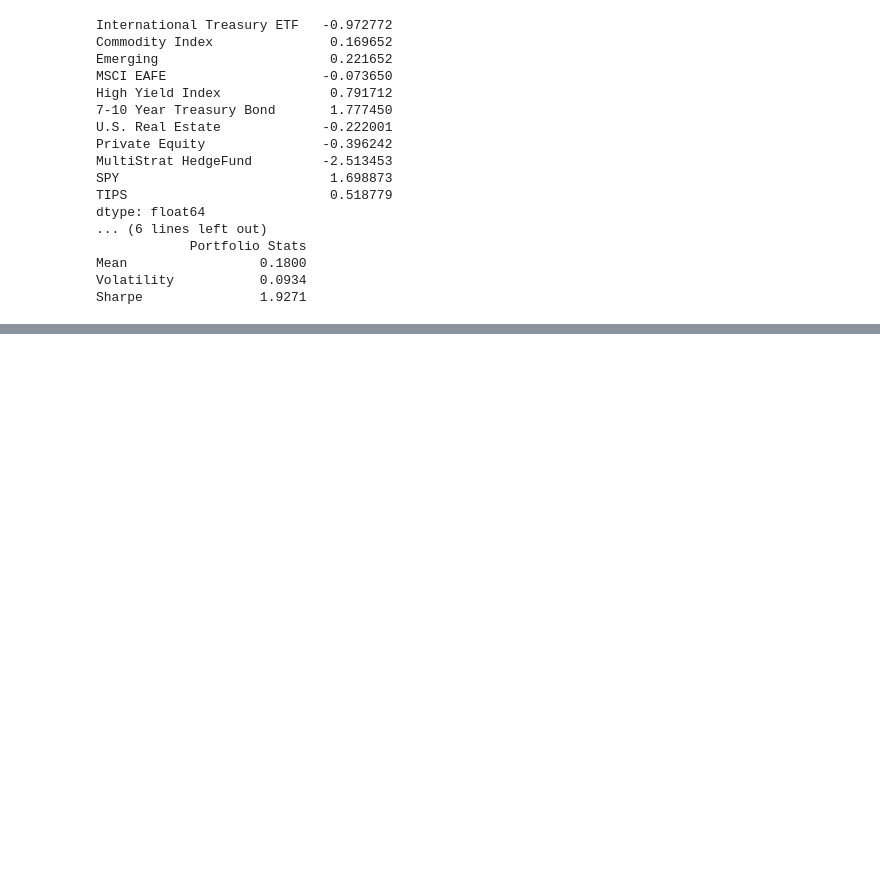
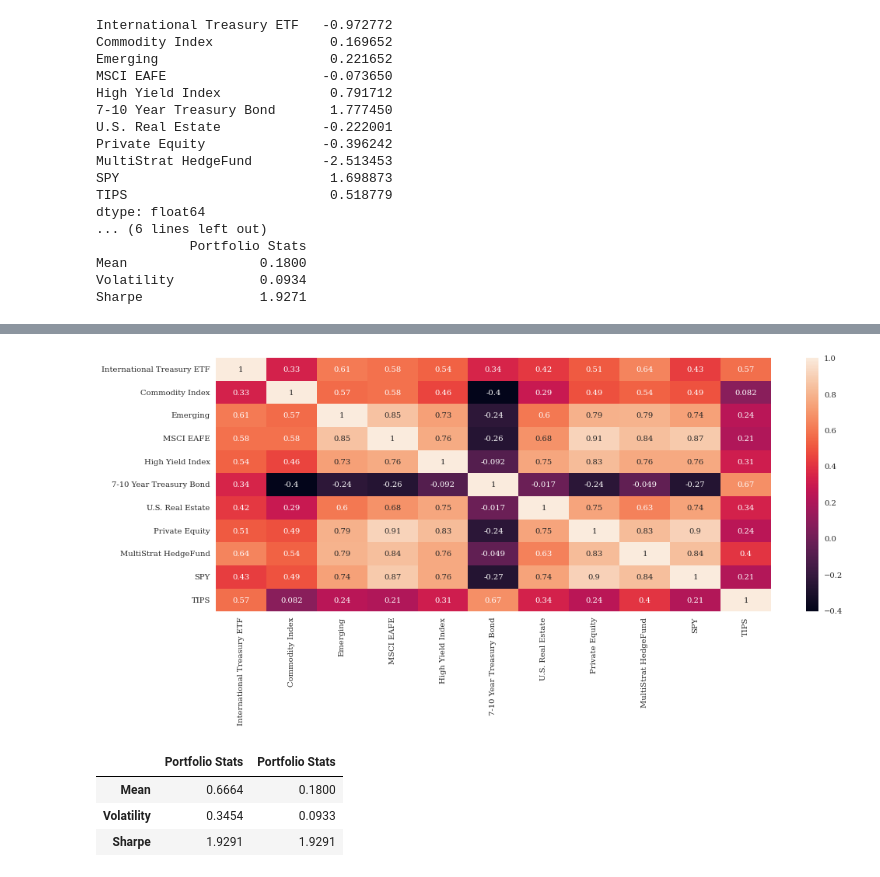
Before and after one commit to dcstein22/portfolio_theory, a Jupyter notebook: Homework_1.ipynb, the cells around one changed output, grey strips where cells are left out. Cells and saved outputs as stored; diff of their text form; code cells hidden in the pictures; blank space fills up the shorter version.

```diff
--- a/Homework_1.ipynb
+++ b/Homework_1.ipynb
@@ -514,0 +583,6 @@ Sharpe               1.9271
+# %%
+def correlation(df):
+    cor_mat = df.corr()
+    plt.figure(figsize = (16,6))
+    cor_mat[corr_mat == 1] = None
+    sns.heatmap(cor_mat,annot = True)
@@ -514,0 +613,14 @@ Sharpe               1.9271
+# %%
+correlation(excess_return)
+# %% [output]
+[figure, added]
+# %%
+# Compute Peformance Statistics of the RFR Portfolios
+tang_stats = portfolio_stats(excess_return,tang_rfr,12)
+mvrfr_stats = portfolio_stats(excess_return, mv_rfr_portfolio,12)
+pd.concat([tang_stats,mvrfr_stats], axis = 1)
+# %% [output]
+|  | Portfolio Stats | Portfolio Stats |
+| Mean | 0.6664 | 0.1800 |
+| Volatility | 0.3454 | 0.0933 |
+| Sharpe | 1.9291 | 1.9291 |
```
Also changed, not shown: parts of 19 cells of this notebook, 1 other file.
